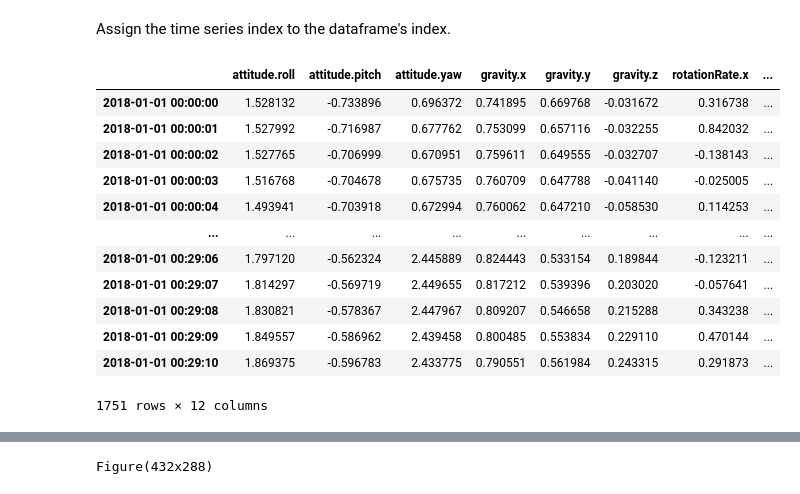
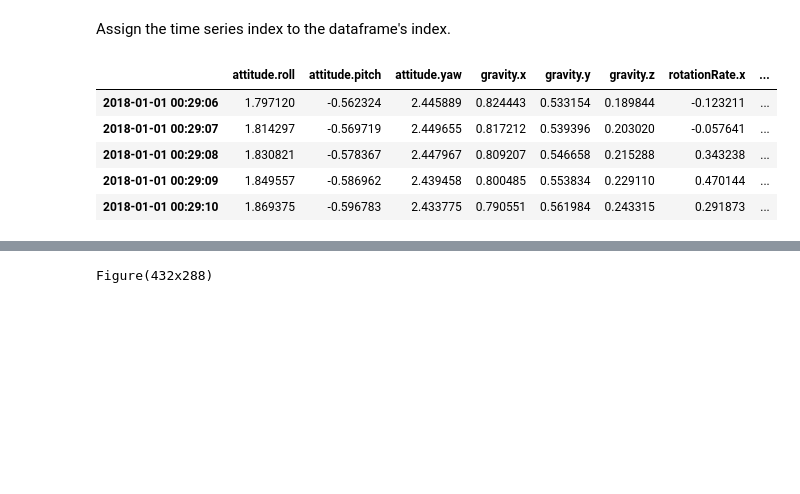
Before and after one commit to ironhack-datalabs/datamad0620, a Jupyter notebook: module-2/lab-time-series/your-code/main.ipynb, the cells around one changed output, grey strips where cells are left out. Saved outputs shown, nothing was run; the diff lists cells and outputs as text; code cells hidden in the pictures; blank space fills up the shorter version.

```diff
--- a/module-2/lab-time-series/your-code/main.ipynb
+++ b/module-2/lab-time-series/your-code/main.ipynb
@@ -76,21 +76,14 @@ DatetimeIndex(['2018-01-01 00:00:00', '2018-01-01 00:00:01',
 Assign the time series index to the dataframe's index.
 # %%
 sensor2 = sensor.set_index(time_index)
-sensor2
+sensor2.tail()
 # %% [output]
 |  | attitude.roll | attitude.pitch | attitude.yaw | gravity.x | gravity.y | gravity.z | rotationRate.x | ... |
-| 2018-01-01 00:00:00 | 1.528132 | -0.733896 | 0.696372 | 0.741895 | 0.669768 | -0.031672 | 0.316738 | ... |
-| 2018-01-01 00:00:01 | 1.527992 | -0.716987 | 0.677762 | 0.753099 | 0.657116 | -0.032255 | 0.842032 | ... |
-| 2018-01-01 00:00:02 | 1.527765 | -0.706999 | 0.670951 | 0.759611 | 0.649555 | -0.032707 | -0.138143 | ... |
-| 2018-01-01 00:00:03 | 1.516768 | -0.704678 | 0.675735 | 0.760709 | 0.647788 | -0.041140 | -0.025005 | ... |
-| 2018-01-01 00:00:04 | 1.493941 | -0.703918 | 0.672994 | 0.760062 | 0.647210 | -0.058530 | 0.114253 | ... |
-| ... | ... | ... | ... | ... | ... | ... | ... | ... |
 | 2018-01-01 00:29:06 | 1.797120 | -0.562324 | 2.445889 | 0.824443 | 0.533154 | 0.189844 | -0.123211 | ... |
 | 2018-01-01 00:29:07 | 1.814297 | -0.569719 | 2.449655 | 0.817212 | 0.539396 | 0.203020 | -0.057641 | ... |
 | 2018-01-01 00:29:08 | 1.830821 | -0.578367 | 2.447967 | 0.809207 | 0.546658 | 0.215288 | 0.343238 | ... |
 | 2018-01-01 00:29:09 | 1.849557 | -0.586962 | 2.439458 | 0.800485 | 0.553834 | 0.229110 | 0.470144 | ... |
 | 2018-01-01 00:29:10 | 1.869375 | -0.596783 | 2.433775 | 0.790551 | 0.561984 | 0.243315 | 0.291873 | ... |
-1751 rows × 12 columns
 # %% [markdown]
 Our next step is to decompose the time series and evaluate the patterns in the data. Load the `statsmodels.api` submodule and plot the decomposed plot of `userAcceleration.x`. Set `freq=60` in the `seasonal_decompose` function. Your graph should look like the one below.
 
```
Also changed, not shown: parts of 10 cells of this notebook.
